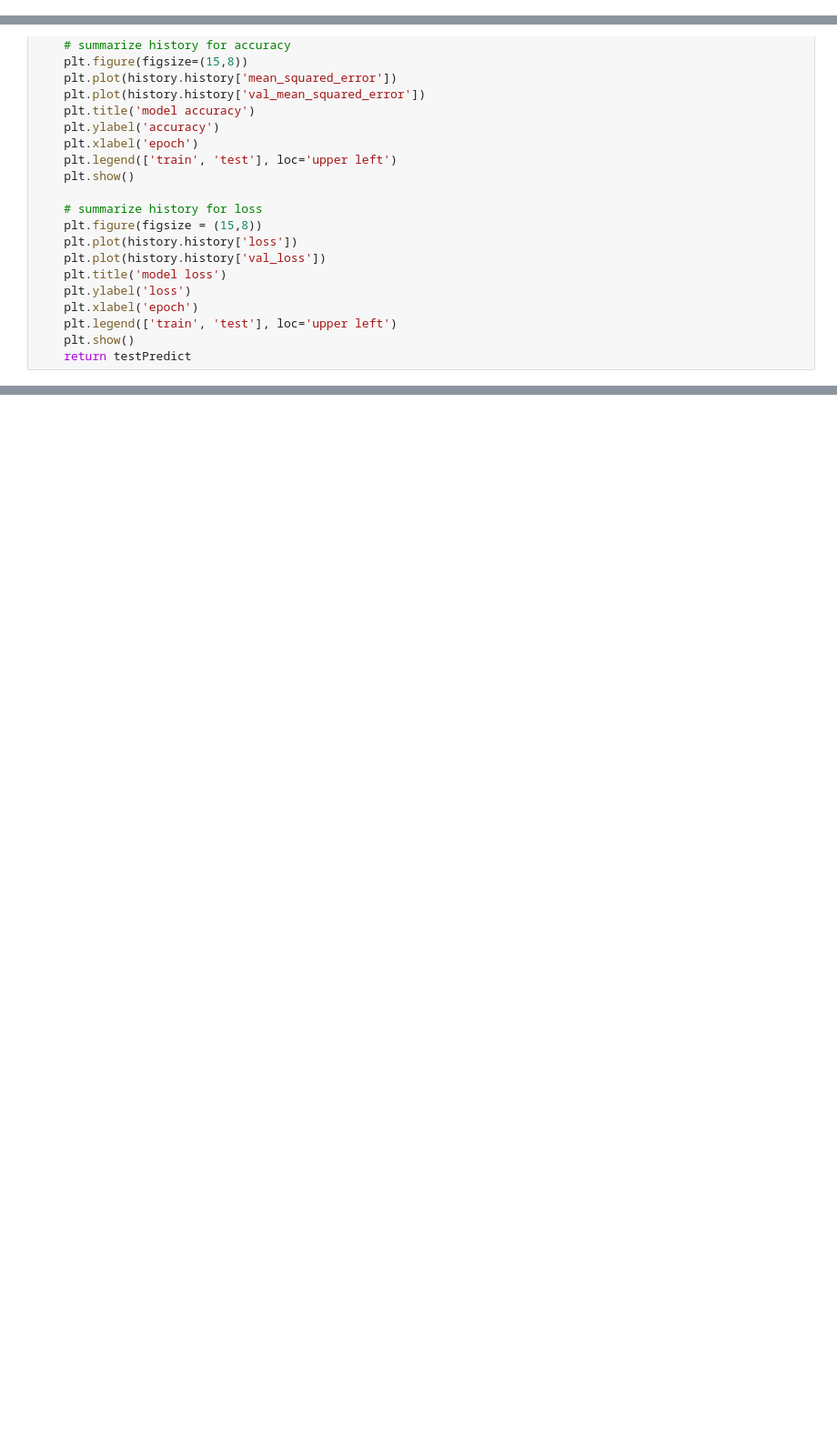
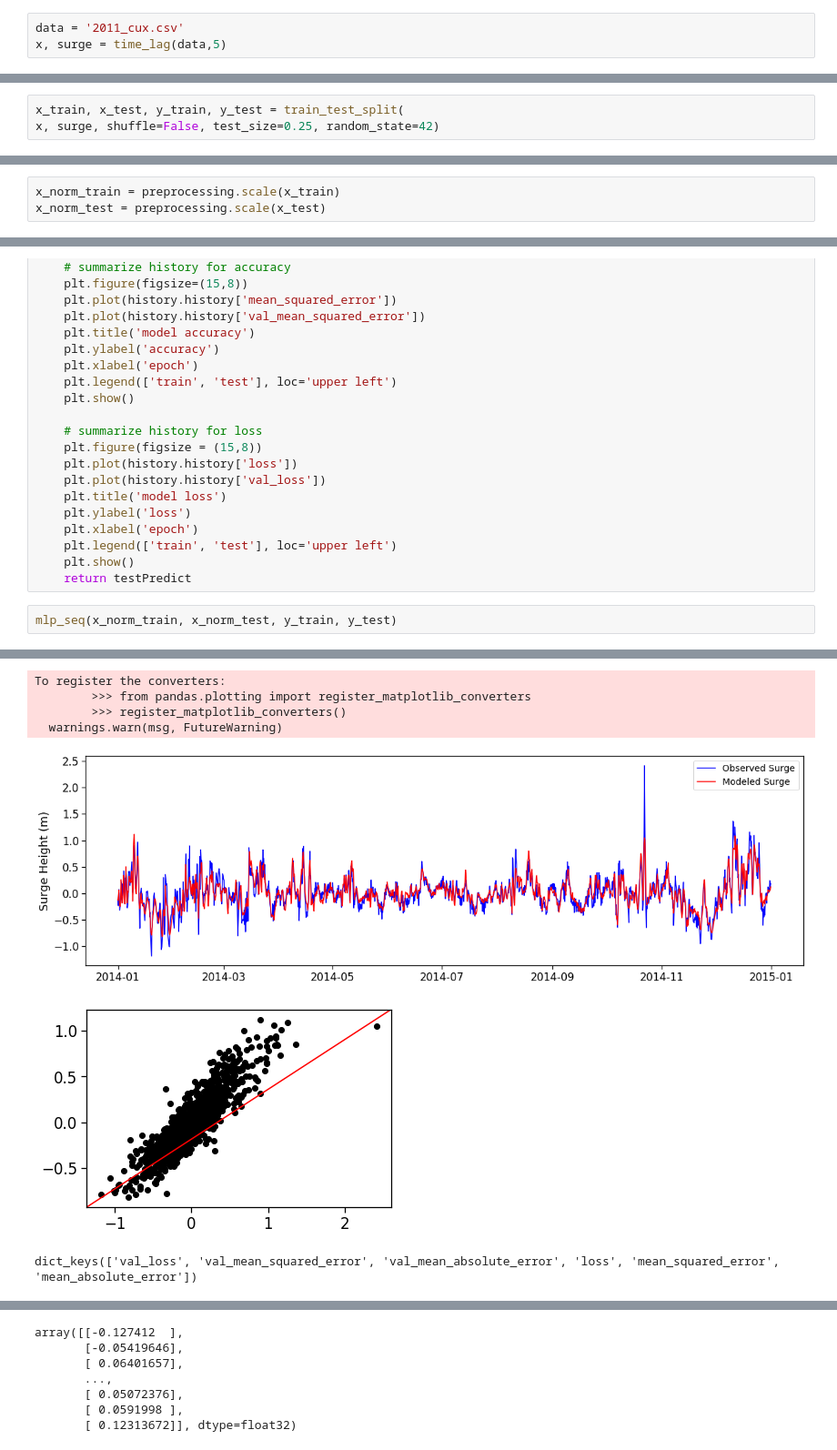
Before and after one commit to abyssinia28/Machine-Learning, a Jupyter notebook: Multilayer_Perceptron.ipynb, the cells around one changed output, grey strips where cells are left out. Shown at 91% size. Drawn from its saved outputs; the diff is of its cells as text; blank space fills up the shorter version.

```diff
--- a/Multilayer_Perceptron.ipynb
+++ b/Multilayer_Perceptron.ipynb
@@ -23,0 +99,3 @@ Using TensorFlow backend.
+# %%
+data = '2011_cux.csv'
+x, surge = time_lag(data,5)
@@ -23,0 +143,3 @@ Using TensorFlow backend.
+# %%
+x_train, x_test, y_train, y_test = train_test_split(
+x, surge, shuffle=False, test_size=0.25, random_state=42)
@@ -24,3 +148,6 @@ Using TensorFlow backend.
+# %%
+x_norm_train = preprocessing.scale(x_train)
+x_norm_test = preprocessing.scale(x_test)
 # %% [markdown]
 # Training the multilayer perceptron model
 # %%
@@ -99,3 +226,6 @@ def mlp_seq(x_norm_train, x_norm_test, y_train, y_test):
     plt.legend(['train', 'test'], loc='upper left')
     plt.show()
     return testPredict
+# %%
+mlp_seq(x_norm_train, x_norm_test, y_train, y_test)
+# %% [output]
@@ -101,0 +249,7 @@ def mlp_seq(x_norm_train, x_norm_test, y_train, y_test):
+To register the converters:
+        >>> from pandas.plotting import register_matplotlib_converters
+        >>> register_matplotlib_converters()
+  warnings.warn(msg, FutureWarning)
+[figure, added]
+[figure, added]
+dict_keys(['val_loss', 'val_mean_squared_error', 'val_mean_absolute_error', 'loss', 'mean_squared_error', 'mean_absolute_error'])
@@ -101,0 +258,7 @@ def mlp_seq(x_norm_train, x_norm_test, y_train, y_test):
+array([[-0.127412  ],
+       [-0.05419646],
+       [ 0.06401657],
+       ...,
+       [ 0.05072376],
+       [ 0.0591998 ],
+       [ 0.12313672]], dtype=float32)
```
Also changed, not shown: parts of 10 cells of this notebook.
